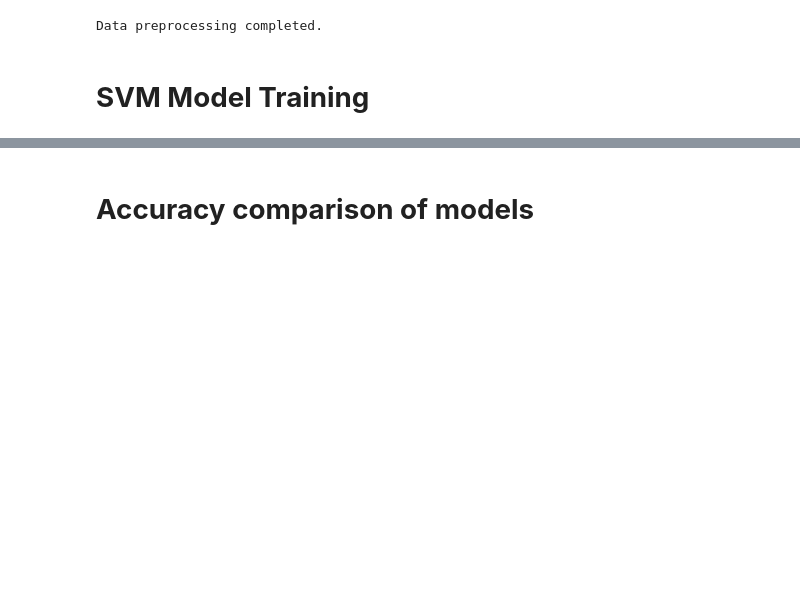
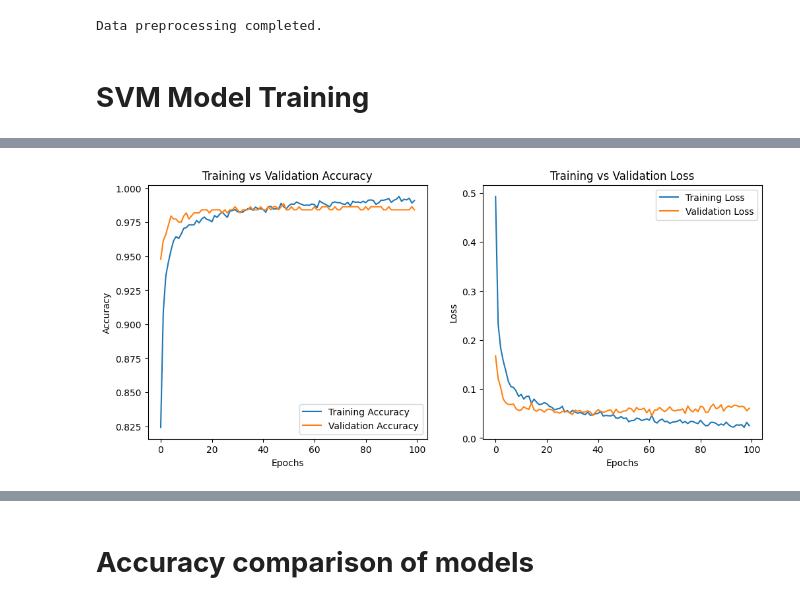
Before and after one commit to tharushaliyanagama/OralCancerEarlyDetection-DSGP, a Jupyter notebook: Text_Data_Analysis.ipynb, the cells around one changed output, grey strips where cells are left out. Cells and saved outputs as stored; diff of their text form; code cells hidden in the pictures; blank space fills up the shorter version.

```diff
--- a/Text_Data_Analysis.ipynb
+++ b/Text_Data_Analysis.ipynb
@@ -545,0 +501,90 @@ Best Parameters for Neural Network: {'solver': 'adam', 'max_iter': 300, 'learnin
+# %%
+import pickle
+import numpy as np
+import matplotlib.pyplot as plt
+from sklearn.metrics import classification_report, roc_auc_score
+from tensorflow.keras.models import Sequential
+from tensorflow.keras.layers import Dense, Dropout
+from tensorflow.keras.optimizers import Adam
+from tensorflow.keras.utils import to_categorical
+
+# Load saved feature names
+with open('feature_names.pkl', 'rb') as file:
+    feature_names = pickle.load(file)
+
+# Prepare the data (Ensure X_train_scaled, X_test_scaled, y_train, y_test are preprocessed)
+num_classes = len(np.unique(y_train))
+y_train_onehot = to_categorical(y_train, num_classes)
+y_test_onehot = to_categorical(y_test, num_classes)
+
+# Build the Neural Network model
+model = Sequential([
+    Dense(256, activation='relu', input_shape=(X_train_scaled.shape[1],)),  # Increased neurons
+    Dropout(0.3),
+    Dense(128, activation='relu'),
+    Dropout(0.3),
+    Dense(64, activation='relu'),
+    Dense(num_classes, activation='softmax')  # Softmax for multi-class classification
+])
+
+# Compile the model
+model.compile(optimizer=Adam(learning_rate=0.0005),  # Reduced learning rate for stability
+              loss='categorical_crossentropy',
+              metrics=['accuracy'])
+
+# Train the model
+history = model.fit(X_train_scaled, y_train_onehot,
+                    validation_split=0.1,
+                    epochs=100,  # Increased epochs for better training
+                    batch_size=32,
+                    verbose=1)
+
+# Evaluate the model on the test data
+train_loss, train_accuracy = model.evaluate(X_train_scaled, y_train_onehot, verbose=0)
+test_loss, test_accuracy = model.evaluate(X_test_scaled, y_test_onehot, verbose=0)
+
+print(f"\n🔹 Training Accuracy: {train_accuracy:.2f}")
+print(f"🔹 Test Accuracy: {test_accuracy:.2f}")
+
+# Make predictions
+y_prob_nn = model.predict(X_test_scaled)
+y_pred_nn = np.argmax(y_prob_nn, axis=1)
+
+# Classification report and ROC-AUC score
+print("\n🔹 Neural Network Classification Report on Test Data:")
+print(classification_report(y_test, y_pred_nn))
+print(f"🔹 Neural Network ROC-AUC Score on Test Data: {roc_auc_score(y_test, y_prob_nn, multi_class='ovr'):.2f}")
+
+# Classification report for training data
+y_train_prob_nn = model.predict(X_train_scaled)
+y_train_pred_nn = np.argmax(y_train_prob_nn, axis=1)
+
+print("\n🔹 Neural Network Classification Report on Training Data:")
+print(classification_report(y_train, y_train_pred_nn))
+print(f"🔹 Neural Network ROC-AUC Score on Training Data: {roc_auc_score(y_train, y_train_prob_nn, multi_class='ovr'):.2f}")
+
+# Plot training history
+plt.figure(figsize=(12, 5))
+plt.subplot(1, 2, 1)
+plt.plot(history.history['accuracy'], label='Training Accuracy')
+plt.plot(history.history['val_accuracy'], label='Validation Accuracy')
+plt.xlabel('Epochs')
+plt.ylabel('Accuracy')
+plt.title('Training vs Validation Accuracy')
+plt.legend()
+
+plt.subplot(1, 2, 2)
+plt.plot(history.history['loss'], label='Training Loss')
+plt.plot(history.history['val_loss'], label='Validation Loss')
+plt.xlabel('Epochs')
+plt.ylabel('Loss')
+plt.title('Training vs Validation Loss')
+plt.legend()
+
+plt.show()
+
+# Save the trained model
+model.save('nn_model.h5')
+
+print("\n✅ Neural Network model saved as 'nn_model.h5'.")
+# %% [output]
@@ -545,0 +608 @@ Best Parameters for Neural Network: {'solver': 'adam', 'max_iter': 300, 'learnin
+[figure, added]
```
Also changed, not shown: parts of 41 cells of this notebook.
